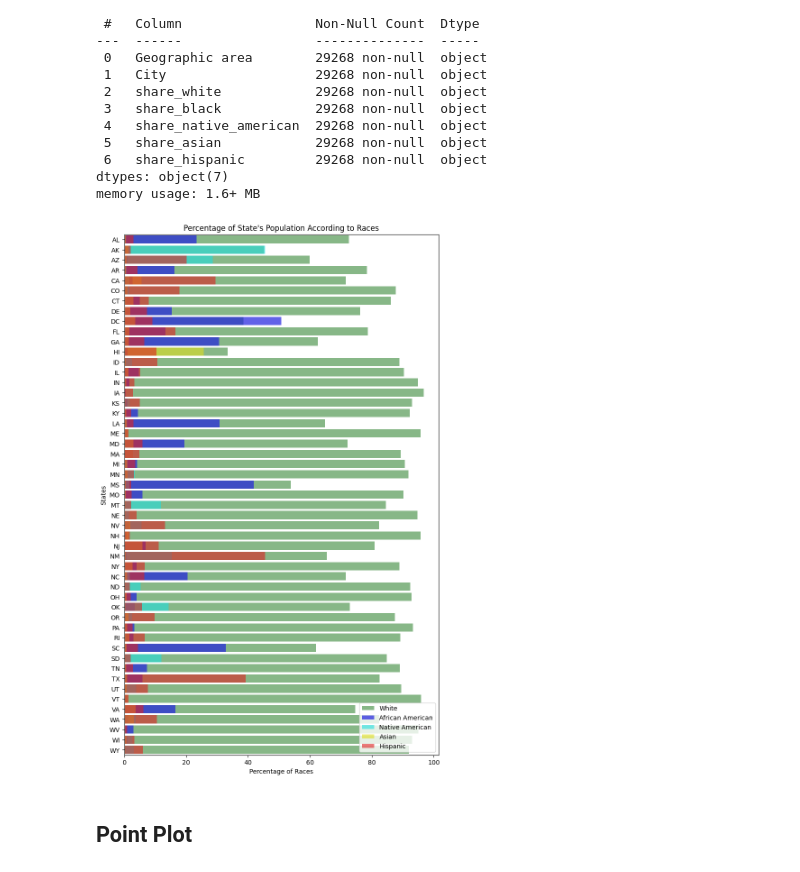
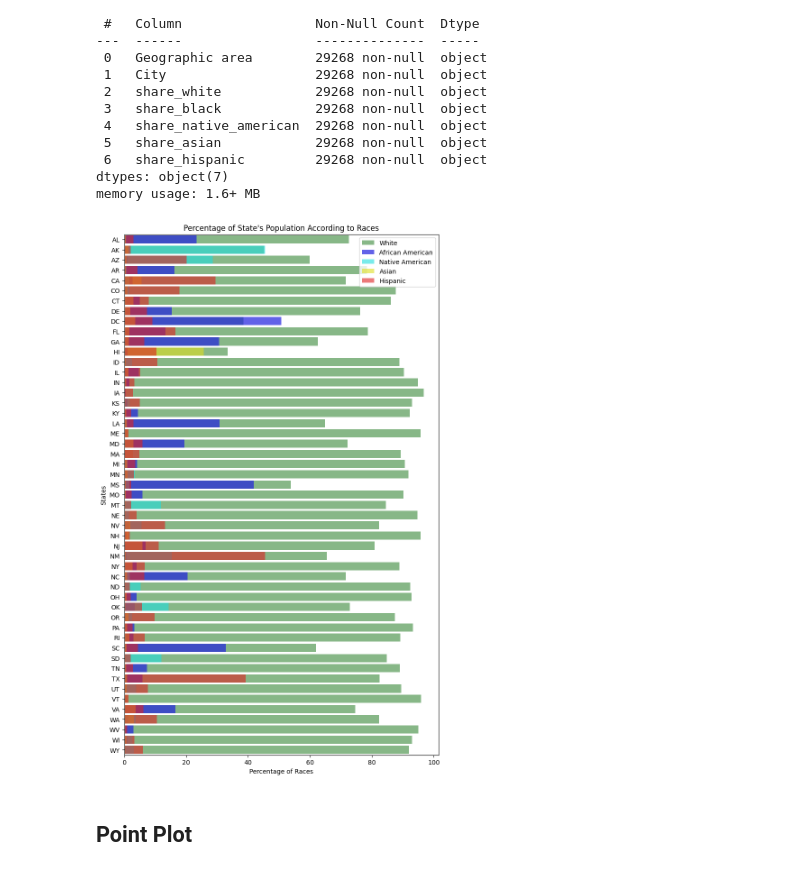
Before and after one commit to aeyeniay/SeabornPlots, a Jupyter notebook: seaborn_plots.ipynb, the cells around one changed output. Drawn from its saved outputs; the diff is of its cells as text; code cells hidden in the pictures.

Commit message:
Kaggle Notebook | Seaborn Plots | Version 7

```diff
--- a/seaborn_plots.ipynb
+++ b/seaborn_plots.ipynb
@@ -392,35 +393,35 @@ memory usage: 1.6+ MB
 share_race_city.replace(['-'], 0.0, inplace=True)
 share_race_city.replace(['(X)'], 0.0, inplace=True)
 share_race_city.loc[:, ['share_white', 'share_black', 'share_native_american', 'share_asian', 'share_hispanic']] = share_race_city.loc[:, ['share_white', 'share_black', 'share_native_american', 'share_asian', 'share_hispanic']].astype(float)
 
 # Calculate average percentage for each race by state
 area_list = list(share_race_city['Geographic area'].unique())
 share_white = []
 share_black = []
 share_native_american = []
 share_asian = []
 share_hispanic = []
 for area in area_list:
     x = share_race_city[share_race_city['Geographic area'] == area]
     share_white.append(sum(x.share_white) / len(x))
     share_black.append(sum(x.share_black) / len(x))
     share_native_american.append(sum(x.share_native_american) / len(x))
     share_asian.append(sum(x.share_asian) / len(x))
     share_hispanic.append(sum(x.share_hispanic) / len(x))
 
 # Visualization
 f, ax = plt.subplots(figsize=(9, 15))
 sns.barplot(x=share_white, y=area_list, color='green', alpha=0.5, label='White')
 sns.barplot(x=share_black, y=area_list, color='blue', alpha=0.7, label='African American')
 sns.barplot(x=share_native_american, y=area_list, color='cyan', alpha=0.6, label='Native American')
 sns.barplot(x=share_asian, y=area_list, color='yellow', alpha=0.6, label='Asian')
 sns.barplot(x=share_hispanic, y=area_list, color='red', alpha=0.6, label='Hispanic')
 
-ax.legend(loc='lower right', frameon=True)  # Show legend
+ax.legend(loc='upper right', frameon=True)  # Show legend
 ax.set(xlabel='Percentage of Races', ylabel='States', title="Percentage of State's Population According to Races")
 plt.show()
 # %% [output]
-[figure, old version]
+[figure, new version]
 # %% [markdown]
 <a id="2"></a>
 ## Point Plot
```
Also changed, not shown: parts of 12 cells of this notebook.
